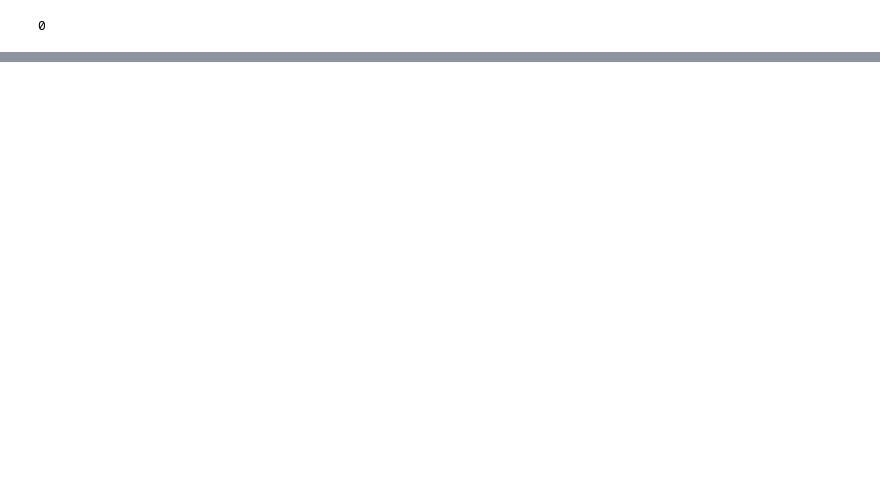
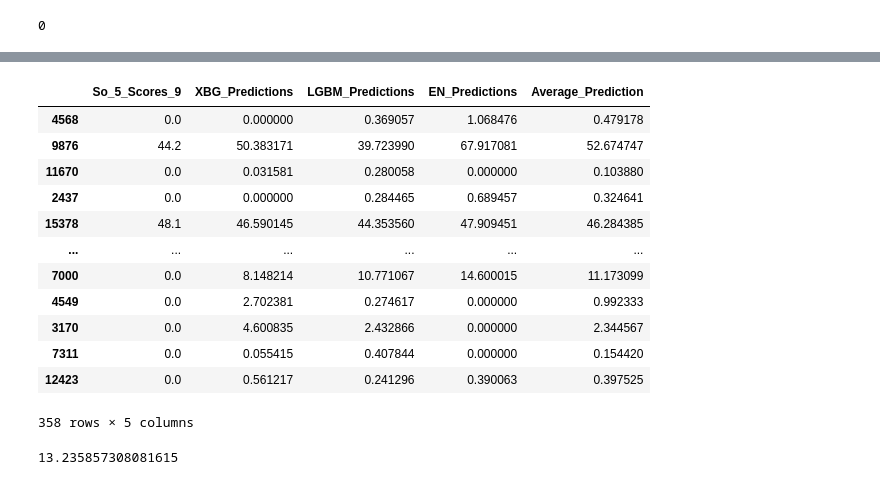
Before and after one commit to dfquinn23/Project_2, a Jupyter notebook: sorare/01_goalkeepers.ipynb, the cells around one changed output, grey strips where cells are left out. Drawn from its saved outputs; the diff is of its cells as text; code cells hidden in the pictures; blank space fills up the shorter version.

```diff
--- a/sorare/01_goalkeepers.ipynb
+++ b/sorare/01_goalkeepers.ipynb
@@ -44,10 +49,11 @@ xgb_model = xgb.XGBRegressor(n_estimators=1000, learning_rate=0.05, max_depth=6,
 xgb_model.fit(X_train, y_train)
 
 # Make predictions
-y_pred = xgb_model.predict(X_test)
+y_pred_xgb = xgb_model.predict(X_test)
 
 # Evaluate
-mse = mean_squared_error(y_test, y_pred)
+y_pred_xgb_clipped = np.clip(y_pred_xgb, 0, 100)
+mse = mean_squared_error(y_test, y_pred_xgb_clipped)
 rmse = np.sqrt(mse)
 print(f'RMSE: {rmse}')
 # %% [output]
@@ -72,0 +153,6 @@ RMSE: 17.65867251413519
+# %%
+y_test_df = pd.DataFrame(y_test)
+y_test_df['XBG_Predictions'] = y_pred_xgb_clipped
+y_test_df['LGBM_Predictions'] = y_pred_lgmb_clipped
+y_test_df['EN_Predictions'] = y_pred_en_clipped
+y_test_df
@@ -73 +173,27 @@ RMSE: 17.65867251413519
+# %%
+y_test_df['Average_Prediction'] = (y_test_df['XBG_Predictions'] + y_test_df['LGBM_Predictions'] + y_test_df['EN_Predictions']) / 3
+y_test_df
+# %% [output]
+|  | So_5_Scores_9 | XBG_Predictions | LGBM_Predictions | EN_Predictions | Average_Prediction |
+| 4568 | 0.0 | 0.000000 | 0.369057 | 1.068476 | 0.479178 |
+| 9876 | 44.2 | 50.383171 | 39.723990 | 67.917081 | 52.674747 |
+| 11670 | 0.0 | 0.031581 | 0.280058 | 0.000000 | 0.103880 |
+| 2437 | 0.0 | 0.000000 | 0.284465 | 0.689457 | 0.324641 |
+| 15378 | 48.1 | 46.590145 | 44.353560 | 47.909451 | 46.284385 |
+| ... | ... | ... | ... | ... | ... |
+| 7000 | 0.0 | 8.148214 | 10.771067 | 14.600015 | 11.173099 |
+| 4549 | 0.0 | 2.702381 | 0.274617 | 0.000000 | 0.992333 |
+| 3170 | 0.0 | 4.600835 | 2.432866 | 0.000000 | 2.344567 |
+| 7311 | 0.0 | 0.055415 | 0.407844 | 0.000000 | 0.154420 |
+| 12423 | 0.0 | 0.561217 | 0.241296 | 0.390063 | 0.397525 |
+358 rows × 5 columns
+# %%
+y_true = y_test_df['So_5_Scores_9'].to_numpy()
+y_pred = y_test_df['Average_Prediction'].to_numpy()
+
+# Calculate RMSE
+rmse = np.sqrt(mean_squared_error(y_true, y_pred))
+rmse
+# %% [output]
+13.235857308081615
 # %%
```
Also changed, not shown: parts of 18 cells of this notebook, 34 other files.
